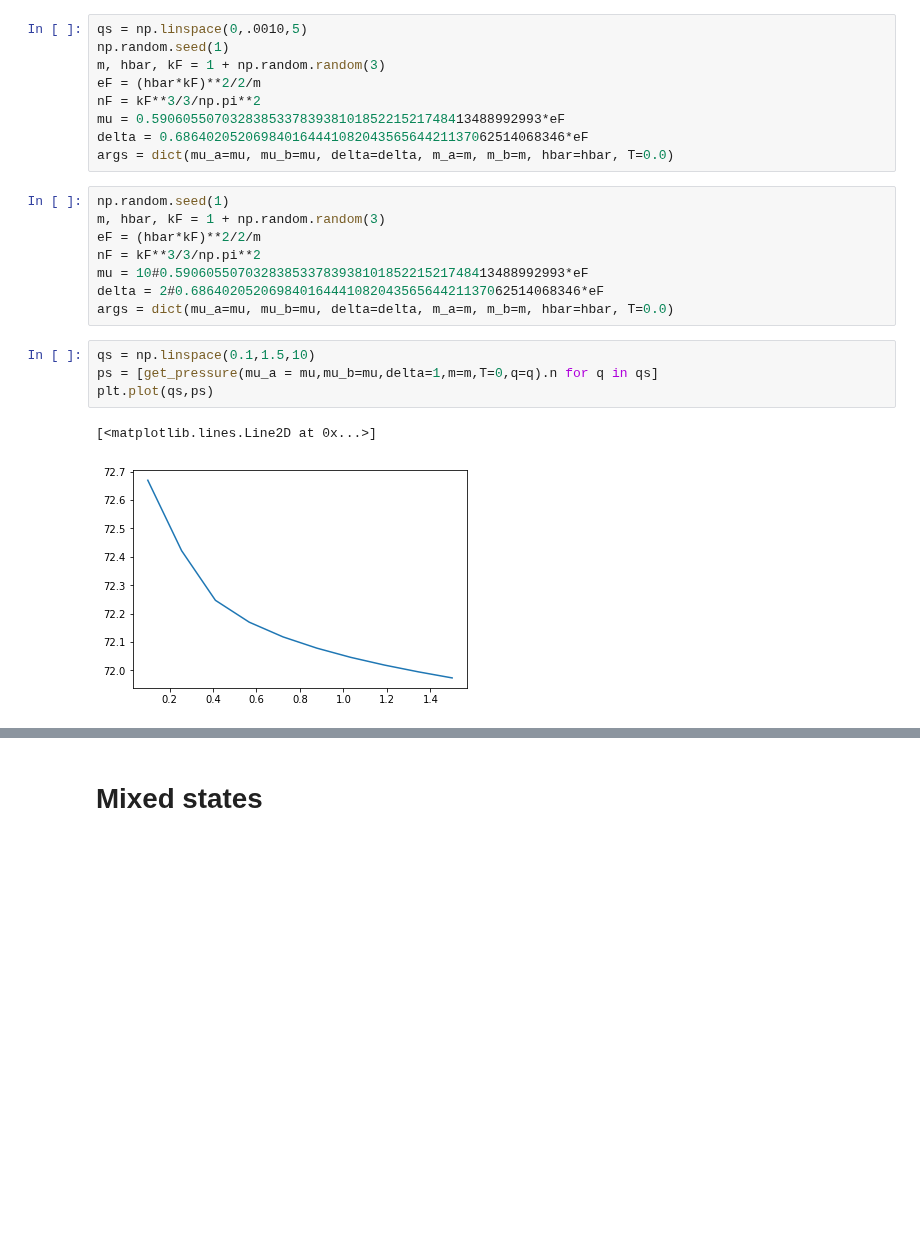
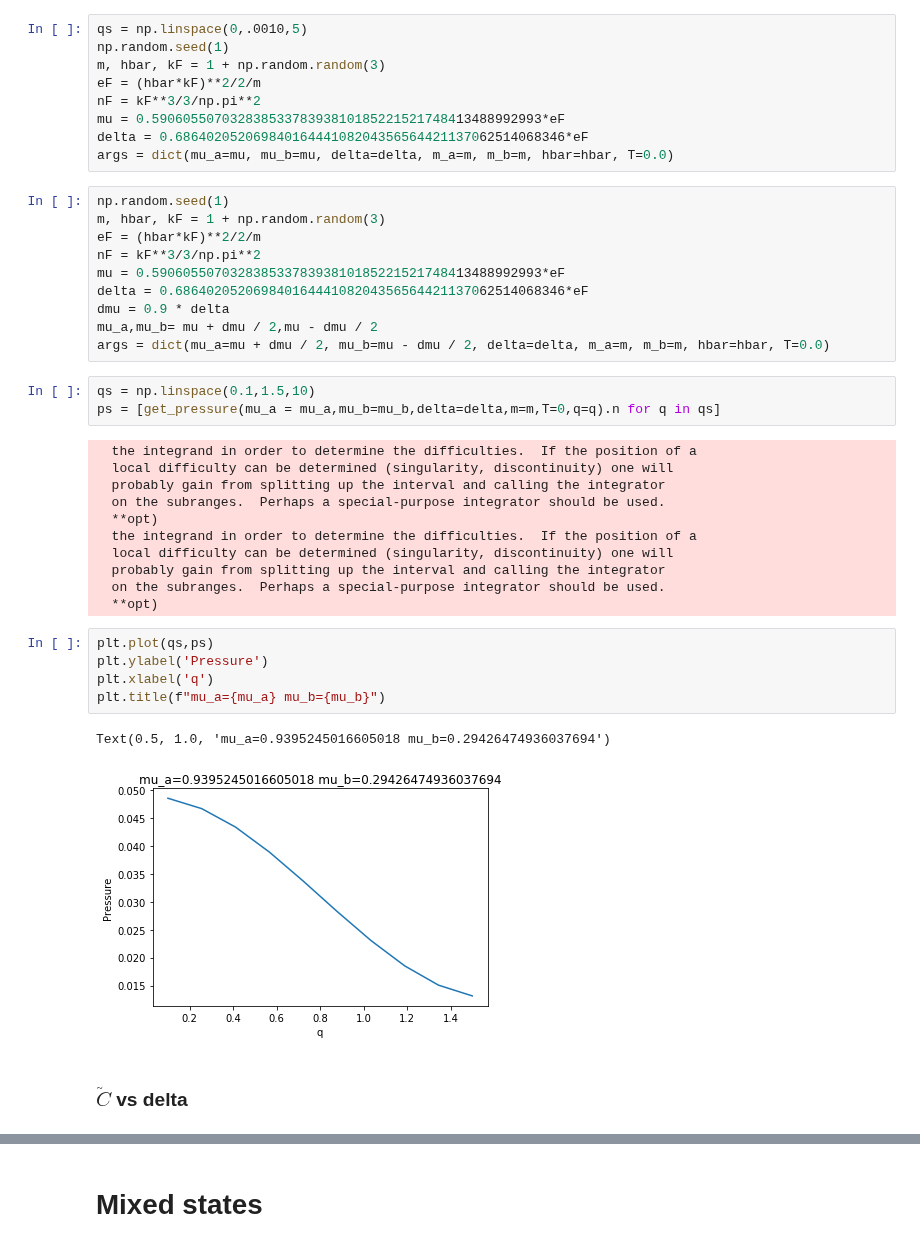
Before and after one commit to Chunde/QuantumFermionicTheory, a Jupyter notebook: quantum-turbulence/FuldeFerrellState.ipynb, the cells around one changed output, grey strips where cells are left out. Drawn from its saved outputs; the diff is of its cells as text; blank space fills up the shorter version.

```diff
--- a/quantum-turbulence/FuldeFerrellState.ipynb
+++ b/quantum-turbulence/FuldeFerrellState.ipynb
@@ -202,13 +206,32 @@ np.random.seed(1)
 m, hbar, kF = 1 + np.random.random(3)
 eF = (hbar*kF)**2/2/m
 nF = kF**3/3/np.pi**2
-mu = 10#0.59060550703283853378393810185221521748413488992993*eF
-delta = 2#0.68640205206984016444108204356564421137062514068346*eF
-args = dict(mu_a=mu, mu_b=mu, delta=delta, m_a=m, m_b=m, hbar=hbar, T=0.0)
+mu = 0.59060550703283853378393810185221521748413488992993*eF
+delta = 0.68640205206984016444108204356564421137062514068346*eF
+dmu = 0.9 * delta
+mu_a,mu_b= mu + dmu / 2,mu - dmu / 2
+args = dict(mu_a=mu + dmu / 2, mu_b=mu - dmu / 2, delta=delta, m_a=m, m_b=m, hbar=hbar, T=0.0)
 # %%
 qs = np.linspace(0.1,1.5,10)
-ps = [get_pressure(mu_a = mu,mu_b=mu,delta=1,m=m,T=0,q=q).n for q in qs]
-plt.plot(qs,ps)
+ps = [get_pressure(mu_a = mu_a,mu_b=mu_b,delta=delta,m=m,T=0,q=q).n for q in qs]
 # %% [output]
-[<matplotlib.lines.Line2D at 0x...>]
+  the integrand in order to determine the difficulties.  If the position of a
+  local difficulty can be determined (singularity, discontinuity) one will
+  probably gain from splitting up the interval and calling the integrator
+  on the subranges.  Perhaps a special-purpose integrator should be used.
+  **opt)
+  the integrand in order to determine the difficulties.  If the position of a
+  local difficulty can be determined (singularity, discontinuity) one will
+  probably gain from splitting up the interval and calling the integrator
+  on the subranges.  Perhaps a special-purpose integrator should be used.
+  **opt)
-[figure, removed]
+# %%
+plt.plot(qs,ps)
+plt.ylabel('Pressure')
+plt.xlabel('q')
+plt.title(f"mu_a={mu_a} mu_b={mu_b}")
+# %% [output]
+Text(0.5, 1.0, 'mu_a=0.9395245016605018 mu_b=0.29426474936037694')
+[figure, added]
+# %% [markdown]
+### $\tilde{C}$ vs delta
```
Also changed, not shown: parts of 4 cells of this notebook, 1 other file.
